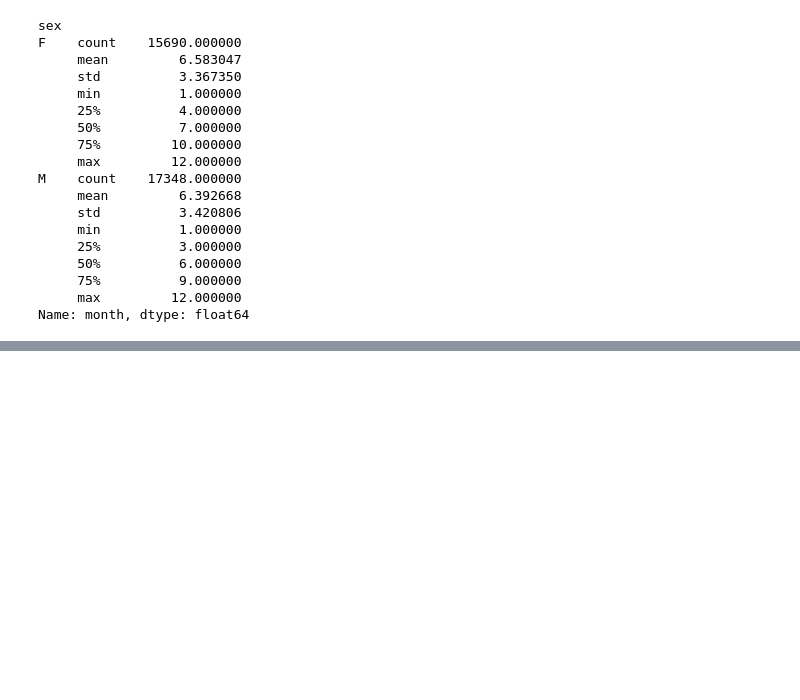
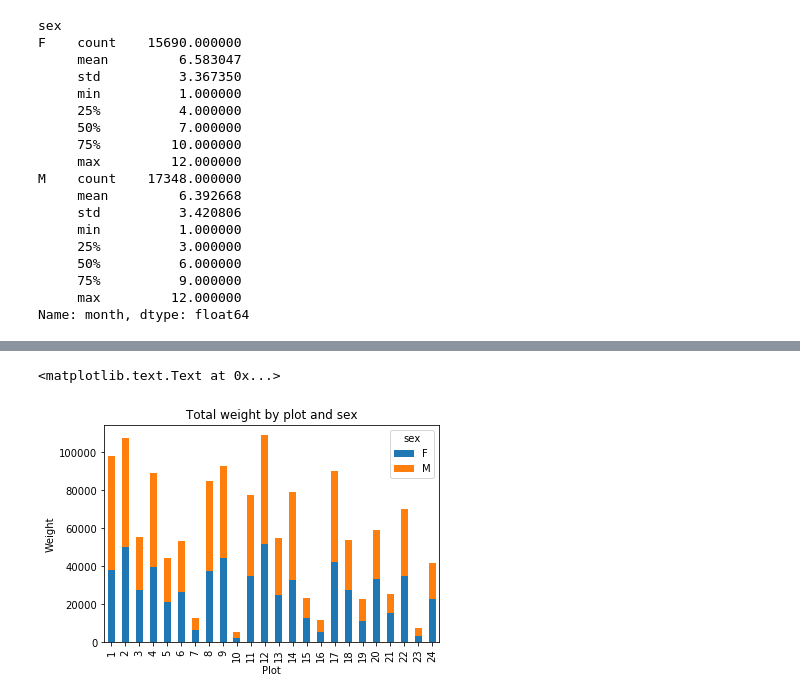
Before and after one commit to EEOB-BioData/BCB546X-Spring2017, a Jupyter notebook: Week_8/data/pandas-lesson.ipynb, the cells around one changed output, grey strips where cells are left out. Cells and saved outputs as stored; diff of their text form; code cells hidden in the pictures; blank space fills up the shorter version.

```diff
--- a/Week_8/data/pandas-lesson.ipynb
+++ b/Week_8/data/pandas-lesson.ipynb
@@ -313,3 +312,5 @@ M    count    17348.000000
      75%          9.000000
      max         12.000000
 Name: month, dtype: float64
+# %%
+by_plot_sex = surveys_df.groupby(['plot_id','sex'])
@@ -315,0 +339,2 @@ Name: month, dtype: float64
+# %%
+plot_sex_count = by_plot_sex['weight'].sum()
@@ -315,0 +382,9 @@ Name: month, dtype: float64
+# %%
+spc = plot_sex_count.unstack()
+# %%
+s_plot = spc.plot(kind='bar',stacked=True,title="Total weight by plot and sex")
+s_plot.set_ylabel("Weight")
+s_plot.set_xlabel("Plot")
+# %% [output]
+<matplotlib.text.Text at 0x...>
+[figure, added]
```
Also changed, not shown: parts of 53 cells of this notebook.
